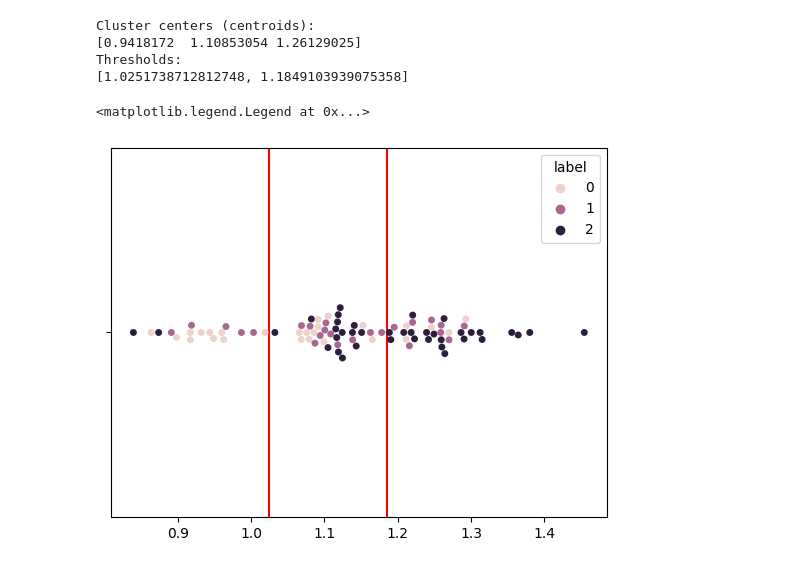
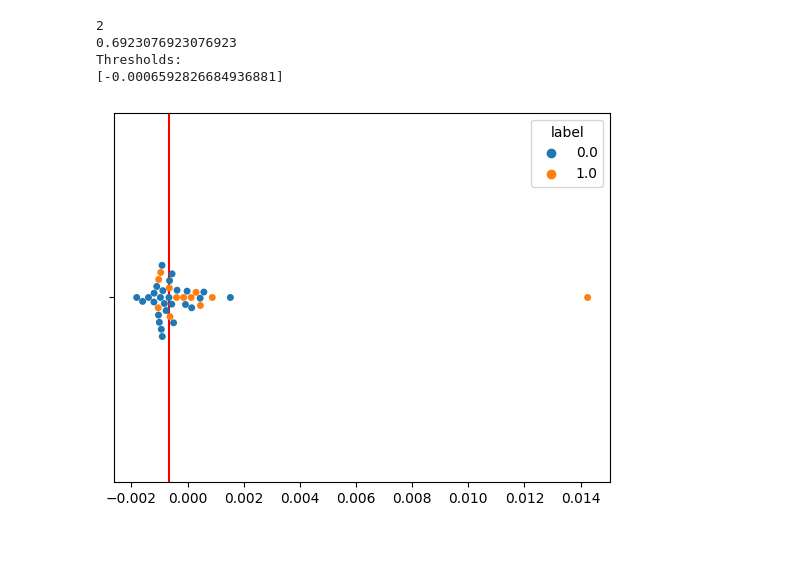
Before and after one commit to chbricout/motiondetector, a Jupyter notebook: notebooks/classifier.ipynb, the cells around one changed output. Saved outputs shown, nothing was run; the diff lists cells and outputs as text; code cells hidden in the pictures.

```diff
--- a/notebooks/classifier.ipynb
+++ b/notebooks/classifier.ipynb
@@ -7,4 +7,25 @@ import warnings
 import numpy as np
 import matplotlib.pyplot as plt
 warnings.simplefilter(action="ignore")
+# %%
+def separation_capacity(label, pred) :
+    n_clusters = int(max(label) + 1)
+    print(n_clusters)
+
+    x = np.asarray(pred).reshape(-1,1)
+
+    model = DecisionTreeClassifier(max_leaf_nodes=n_clusters, max_depth=int(np.ceil(n_clusters/2)))
+    model.fit(x, label)
+    score = balanced_accuracy_score(label,model.predict(x))
+    print(score)
+
+    thresholds = list(sorted(model.tree_.threshold[:n_clusters-1]))
+    print("Thresholds:")
+    print(thresholds)
+    sb.swarmplot(x=np.asarray(pred), hue=np.asarray(label))
+    for thresh in thresholds:
+        plt.axvline(x = thresh, color = 'r' )
+    plt.legend(title="label")
+
+    ConfusionMatrixDisplay.from_estimator(model, x, label)
 # %%
@@ -45,21 +62,8 @@ model.score(x_train, df['label'])
-# %%
-centers = model.cluster_centers_.flatten()
-centers = np.sort(centers)  # Sort centers to make threshold extraction easier
-
-print("Cluster centers (centroids):")
-print(centers)
-thresholds = [(centers[i] + centers[i + 1]) / 2 for i in range(len(centers) - 1)]
-
-print("Thresholds:")
-print(thresholds)
-sb.swarmplot(x=df["mean"].to_numpy(), hue=df["label"].to_numpy())
-plt.axvline(x = thresholds[0], color = 'r' )
-plt.axvline(x = thresholds[1], color = 'r')
-plt.legend(title="label")
-# %% [output]
-Cluster centers (centroids):
-[0.9418172  1.10853054 1.26129025]
-Thresholds:
-[1.0251738712812748, 1.1849103939075358]
-<matplotlib.legend.Legend at 0x...>
-[figure, removed]
+# %%
+separation_capacity(df['label'],df['pred'])
+# %% [output]
+2
+0.6923076923076923
+Thresholds:
+[-0.0006592826684936881]
+[figure, added]
```
Also changed, not shown: parts of 14 cells of this notebook, 12 other files.
